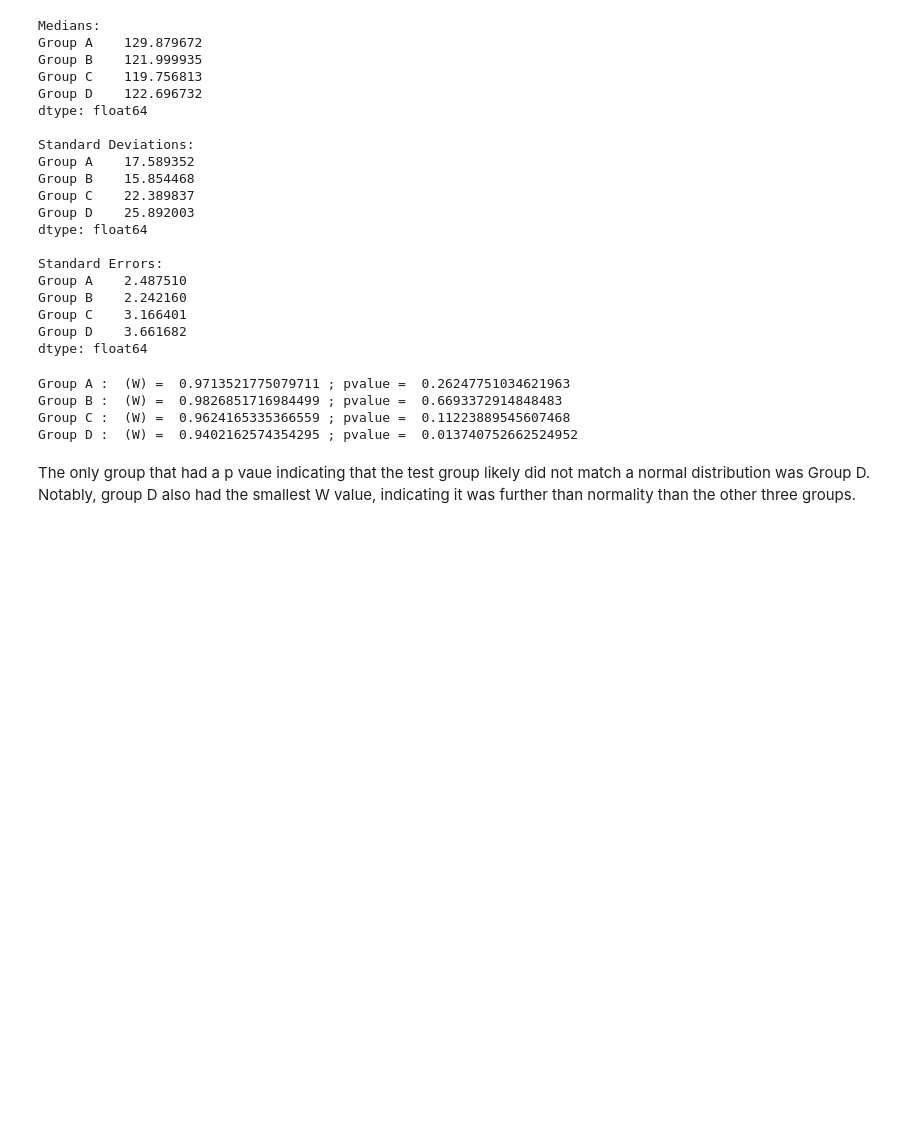
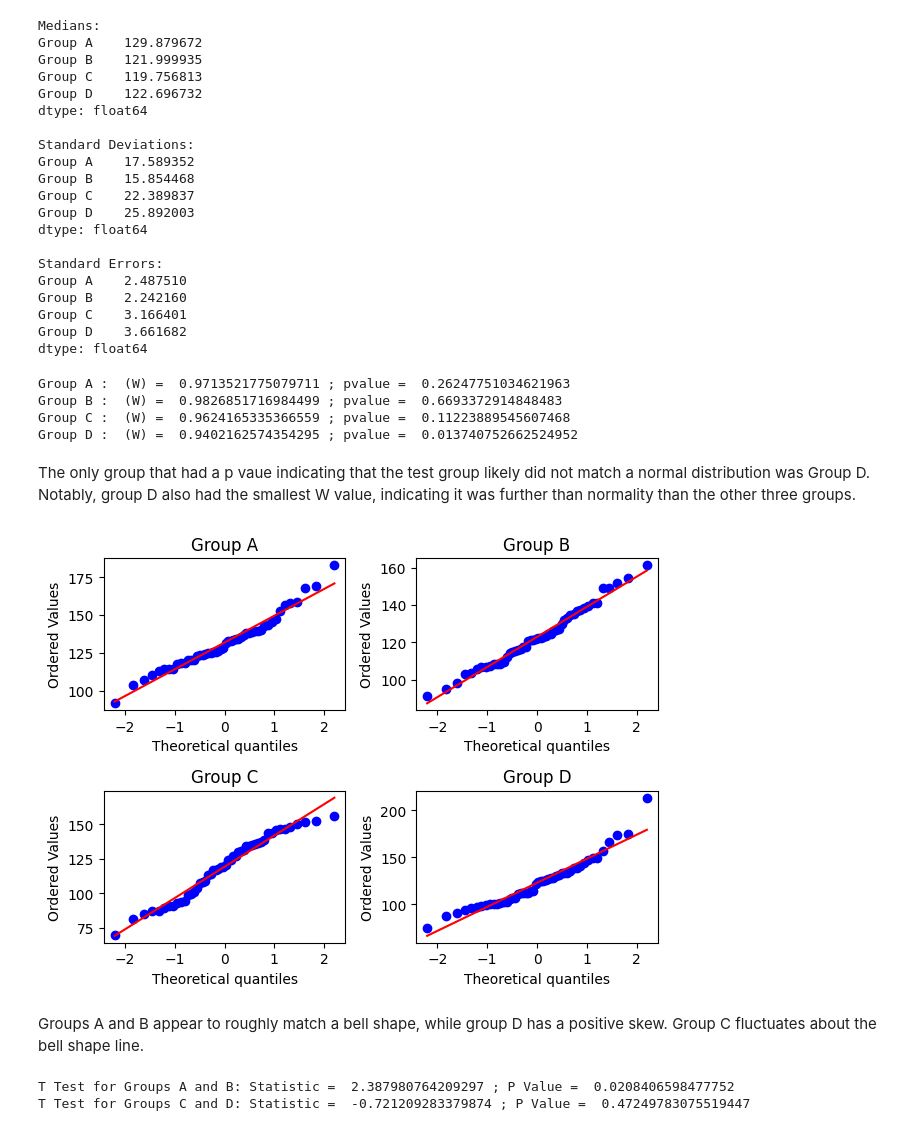
Before and after one commit to carolineterryn/DA4Research-labs, a Jupyter notebook: lab2/pset2.ipynb, the cells around one changed output. Saved outputs shown, nothing was run; the diff lists cells and outputs as text; code cells hidden in the pictures; blank space fills up the shorter version.

```diff
--- a/lab2/pset2.ipynb
+++ b/lab2/pset2.ipynb
@@ -75,3 +76,31 @@ Group C :  (W) =  0.9624165335366559 ; pvalue =  0.11223889545607468
 Group D :  (W) =  0.9402162574354295 ; pvalue =  0.013740752662524952
 # %% [markdown]
 The only group that had a p vaue indicating that the test group likely did not match a normal distribution was Group D. Notably, group D also had the smallest W value, indicating it was further than normality than the other three groups.
+# %%
+# Generate the QQ plot for all datasets. What can you conclude?
+
+for i in range(num_groups):
+    data_name = data.columns[i]
+    plt.subplot(2, 2, i + 1)
+    stats.probplot(data[data_name], plot=plt)
+    plt.title(data_name)
+
+plt.tight_layout()
+# %% [output]
+[figure, added]
+# %% [markdown]
+Groups A and B appear to roughly match a bell shape, while group D has a positive skew. Group C fluctuates about the bell shape line.
+# %%
+# Perform the appropriate two-sample t-tests among both pairs of data sets,
+# with the null hypothesis being that the mean blood pressure of the two
+# groups are the same. What can you conclude?
+
+tab_stats, tab_pvalue = stats.ttest_rel(data['Group A'], data['Group B'])
+print("T Test for Groups A and B: Statistic = ", tab_stats, "; P Value = ", tab_pvalue)
+
+# tcd = # t independent
+tab_stats, tab_pvalue = stats.ttest_ind(data['Group C'], data['Group D'])
+print("T Test for Groups C and D: Statistic = ", tab_stats, "; P Value = ", tab_pvalue)
+# %% [output]
+T Test for Groups A and B: Statistic =  2.387980764209297 ; P Value =  0.0208406598477752
+T Test for Groups C and D: Statistic =  -0.721209283379874 ; P Value =  0.47249783075519447
```
Also changed, not shown: parts of 6 cells of this notebook.
